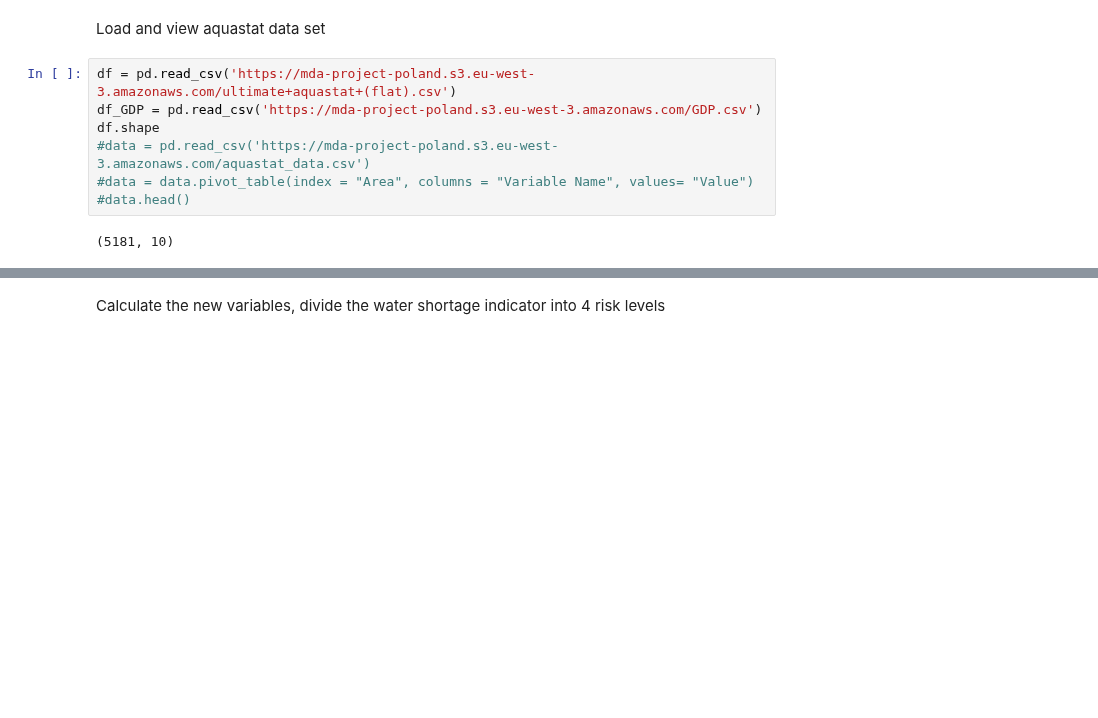
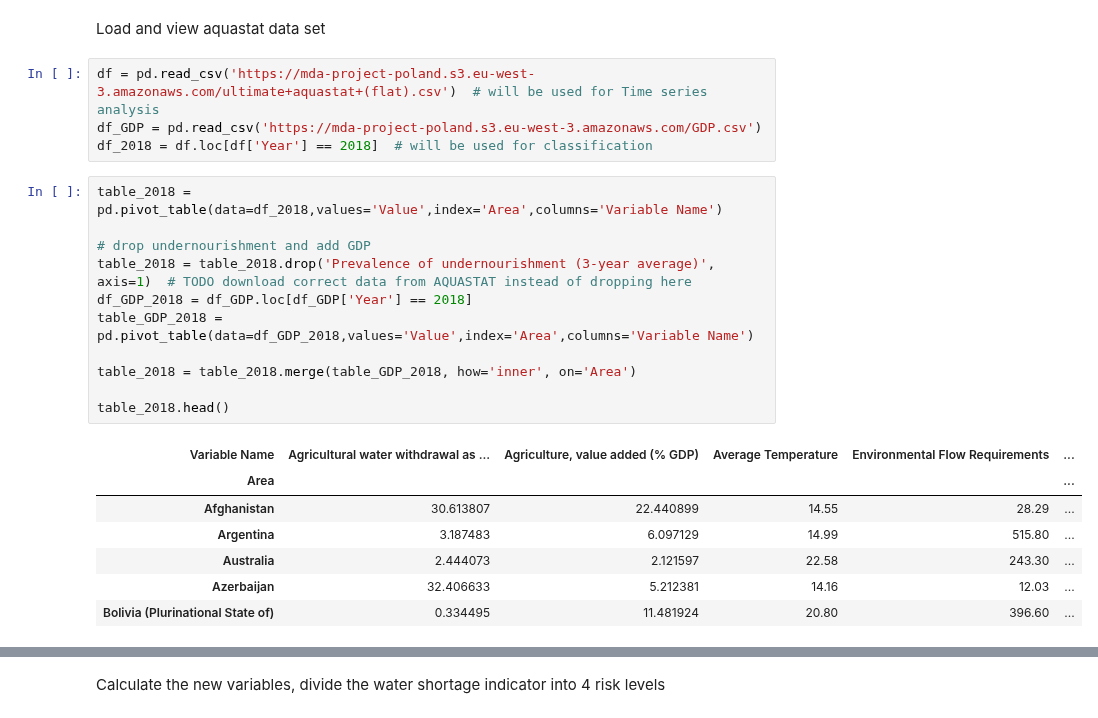
Before and after one commit to karlpolak/MDA-project, a Jupyter notebook: Water Shortage.ipynb, the cells around one changed output, grey strips where cells are left out. Cells and saved outputs as stored; diff of their text form; blank space fills up the shorter version.

```diff
--- a/Water Shortage.ipynb
+++ b/Water Shortage.ipynb
@@ -19,12 +19,26 @@ from sklearn.feature_selection import SelectKBest, mutual_info_classif
 # %% [markdown]
 Load and view aquastat data set
 # %%
-df = pd.read_csv('https://mda-project-poland.s3.eu-west-3.amazonaws.com/ultimate+aquastat+(flat).csv')
+df = pd.read_csv('https://mda-project-poland.s3.eu-west-3.amazonaws.com/ultimate+aquastat+(flat).csv')  # will be used for Time series analysis
 df_GDP = pd.read_csv('https://mda-project-poland.s3.eu-west-3.amazonaws.com/GDP.csv')
-df.shape
-#data = pd.read_csv('https://mda-project-poland.s3.eu-west-3.amazonaws.com/aquastat_data.csv')
-#data = data.pivot_table(index = "Area", columns = "Variable Name", values= "Value")
-#data.head()
+df_2018 = df.loc[df['Year'] == 2018]  # will be used for classification
-# %% [output]
-(5181, 10)
+# %%
+table_2018 = pd.pivot_table(data=df_2018,values='Value',index='Area',columns='Variable Name')
+
+# drop undernourishment and add GDP
+table_2018 = table_2018.drop('Prevalence of undernourishment (3-year average)', axis=1)  # TODO download correct data from AQUASTAT instead of dropping here
+df_GDP_2018 = df_GDP.loc[df_GDP['Year'] == 2018]
+table_GDP_2018 = pd.pivot_table(data=df_GDP_2018,values='Value',index='Area',columns='Variable Name')
+
+table_2018 = table_2018.merge(table_GDP_2018, how='inner', on='Area')
+
+table_2018.head()
+# %% [output]
+| Variable Name | Agricultural water withdrawal as ... | Agriculture, value added (% GDP) | Average Temperature | Environmental Flow Requirements | ... |
+| Area |  |  |  |  | ... |
+| Afghanistan | 30.613807 | 22.440899 | 14.55 | 28.29 | ... |
+| Argentina | 3.187483 | 6.097129 | 14.99 | 515.80 | ... |
+| Australia | 2.444073 | 2.121597 | 22.58 | 243.30 | ... |
+| Azerbaijan | 32.406633 | 5.212381 | 14.16 | 12.03 | ... |
+| Bolivia (Plurinational State of) | 0.334495 | 11.481924 | 20.80 | 396.60 | ... |
 # %%
```
Also changed, not shown: parts of 12 cells of this notebook, 1 other file.
